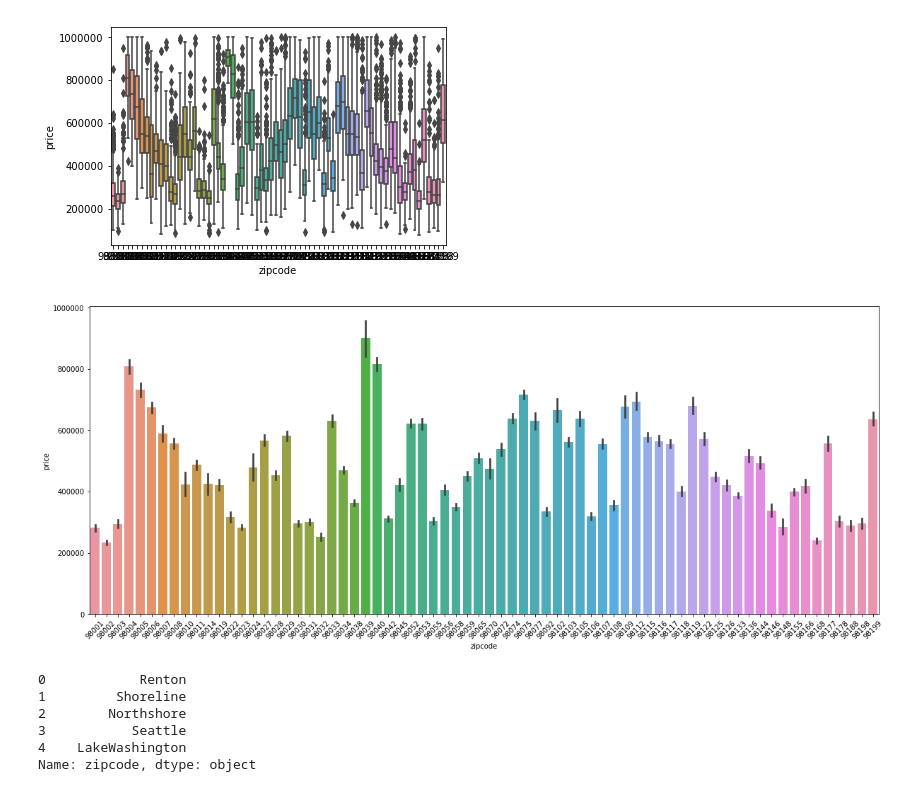
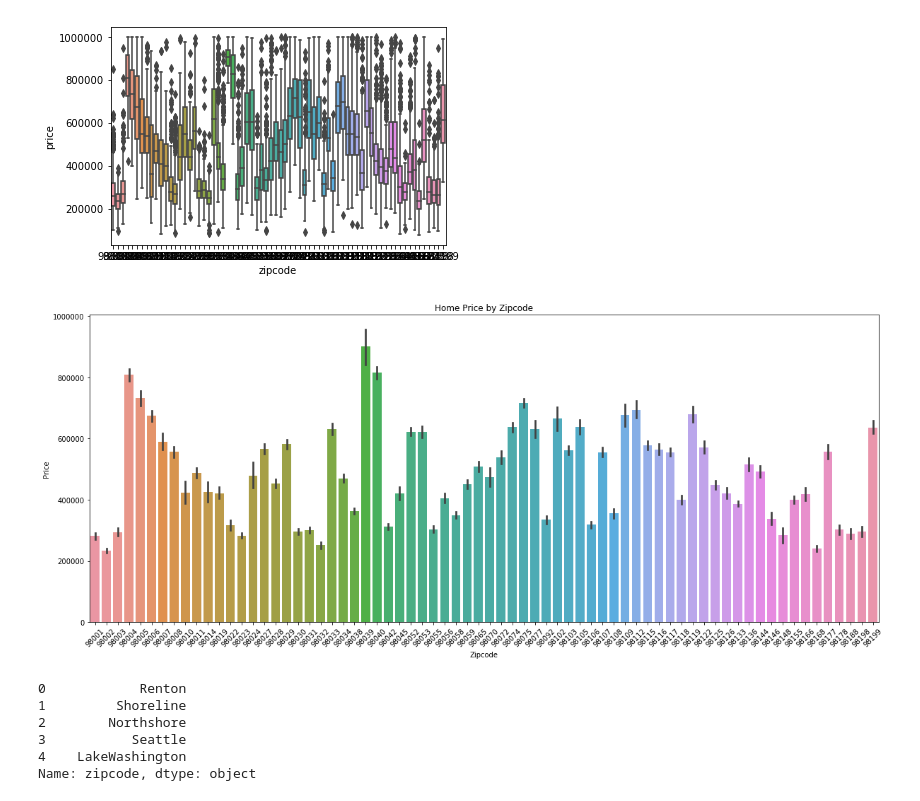
Before and after one commit to joshblumer/dsc-mod-2-project-v2-1-online-ds-sp-000, a Jupyter notebook: Feature Engineering.ipynb, the cells around one changed output. Cells and saved outputs as stored; diff of their text form; code cells hidden in the pictures.

```diff
--- a/Feature Engineering.ipynb
+++ b/Feature Engineering.ipynb
@@ -167,12 +169,15 @@ sns.boxplot(x = df['zipcode'], y = df['price'])
 # %%
 # Examine relationship between zipcode and price using barplot
 
 plt.figure(figsize=(20,8))
 zc = sns.barplot(x = 'zipcode', y ='price', data = df)
 for item in zc.get_xticklabels():
     item.set_rotation(45)
+plt.title('Home Price by Zipcode')
+plt.xlabel('Zipcode')
+plt.ylabel('Price');
 # %% [output]
-[figure, old version]
+[figure, new version]
 # %%
 # Bin zipcodes into school districts using King County school district map
 
```
Also changed, not shown: parts of 6 cells of this notebook, 6 other files.
